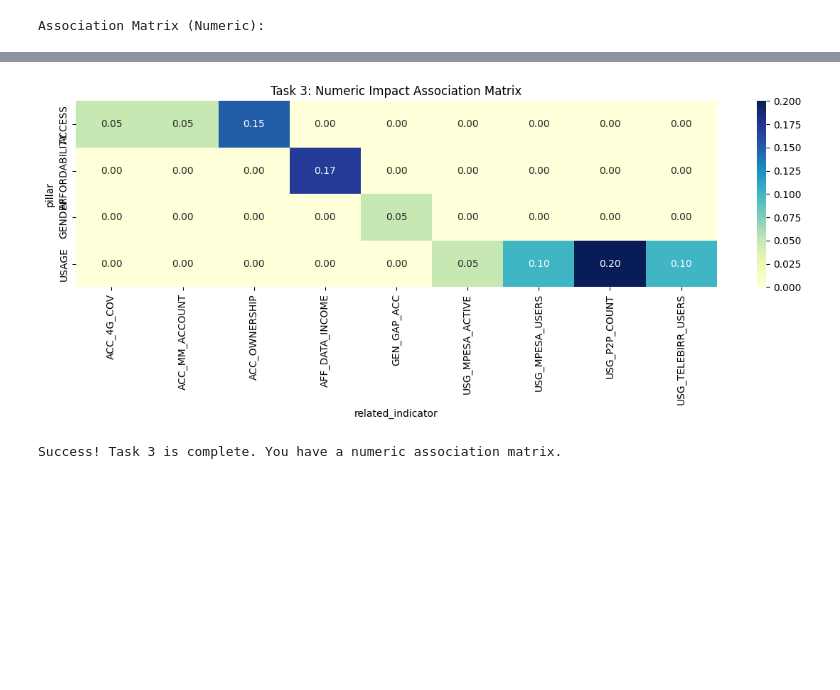
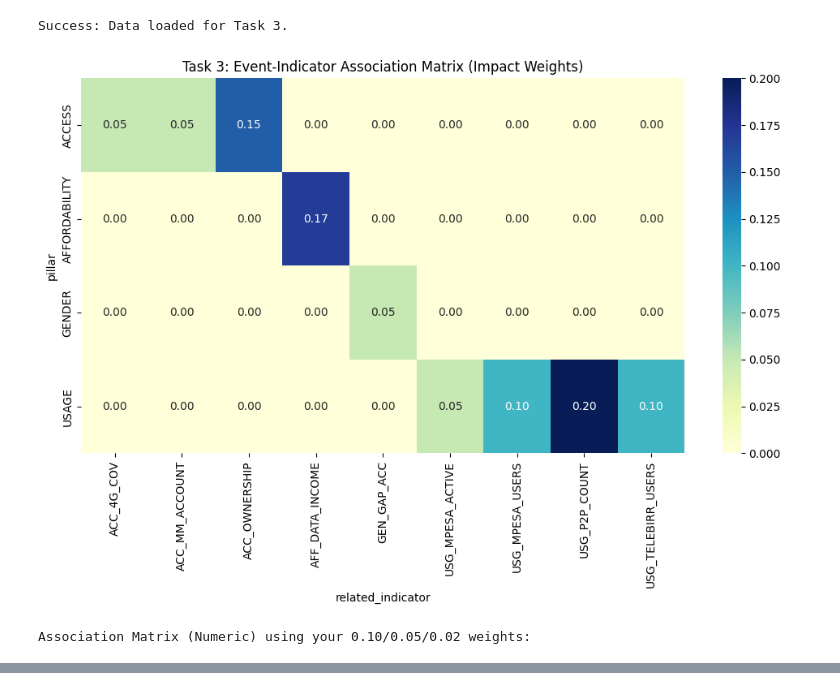
Before and after one commit to Maireg789/EthioFin-Forecast, a Jupyter notebook: notebooks/03_event_impact_modeling.ipynb, the cells around one changed output, grey strips where cells are left out. Saved outputs shown, nothing was run; the diff lists cells and outputs as text; code cells hidden in the pictures; blank space fills up the shorter version.

```diff
--- a/notebooks/03_event_impact_modeling.ipynb
+++ b/notebooks/03_event_impact_modeling.ipynb
@@ -1,49 +1,65 @@
+# %%
+import pandas as pd
+import os
+
+# 1. SETUP PATH
+base_path = os.getcwd()
+if 'notebooks' in base_path:
+    file_path = os.path.join(os.path.dirname(base_path), 'data', 'raw', 'ethiopia_fi_unified_data.xlsx')
+else:
+    file_path = os.path.join(base_path, 'data', 'raw', 'ethiopia_fi_unified_data.xlsx')
+
+# 2. LOAD NECESSARY SHEETS
+try:
+    df_main = pd.read_excel(file_path, sheet_name=0)   # Observations & Events
+    df_links = pd.read_excel(file_path, sheet_name=1)  # Impact Links
+
+    # Process dates
+    df_main['observation_date'] = pd.to_datetime(df_main['observation_date'], errors='coerce')
+    df_obs = df_main[df_main['record_type'] == 'observation'].copy()
+
+    print("Success: Data loaded for Task 3.")
+except Exception as e:
+    print(f"Error loading file: {e}")
+# %% [output]
+Success: Data loaded for Task 3.
 # %%
 import pandas as pd
 import seaborn as sns
 import matplotlib.pyplot as plt
 
-# 1. Map text to numbers (Standard project assumptions)
+# 1. Standard mapping based on your previous logic
 impact_map = {
-    'high': 0.10,    # High impact = 10% growth
-    'medium': 0.05,  # Medium impact = 5% growth
-    'low': 0.02      # Low impact = 2% growth
+    'high': 0.10,    # 10% growth
+    'medium': 0.05,  # 5% growth
+    'low': 0.02      # 2% growth
 }
 
-# 2. Apply the mapping
-# We convert the column to lowercase first to be safe, then map it
-impact_df['impact_magnitude_numeric'] = impact_df['impact_magnitude'].str.lower().map(impact_map)
+# 2. Clean and Map (using df_links from the Excel sheet)
+df_links['impact_magnitude_numeric'] = df_links['impact_magnitude'].str.lower().str.strip().map(impact_map).fillna(0)
 
-# 3. Re-create the Association Matrix
-association_matrix = impact_df.pivot_table(
+# 3. Create the Matrix (Pillar vs Indicator as requested)
+association_matrix = df_links.pivot_table(
     index='pillar',
     columns='related_indicator',
     values='impact_magnitude_numeric',
-    aggfunc='sum' # Summing multiple events together
+    aggfunc='sum'
 ).fillna(0)
 
-print("Association Matrix (Numeric):")
+# 4. Visualize
+plt.figure(figsize=(12, 6))
+sns.heatmap(association_matrix, annot=True, cmap="YlGnBu", fmt='.2f')
+plt.title("Task 3: Event-Indicator Association Matrix (Impact Weights)")
+plt.show()
+
+print("Association Matrix (Numeric) using your 0.10/0.05/0.02 weights:")
 display(association_matrix)
 # %% [output]
+[figure, added]
-Association Matrix (Numeric):
+Association Matrix (Numeric) using your 0.10/0.05/0.02 weights:
 | related_indicator | ACC_4G_COV | ACC_MM_ACCOUNT | ACC_OWNERSHIP | AFF_DATA_INCOME | GEN_GAP_ACC | USG_MPESA_ACTIVE | ... |
 | pillar |  |  |  |  |  |  | ... |
 | ACCESS | 0.05 | 0.05 | 0.15 | 0.00 | 0.00 | 0.00 | ... |
 | AFFORDABILITY | 0.00 | 0.00 | 0.00 | 0.17 | 0.00 | 0.00 | ... |
 | GENDER | 0.00 | 0.00 | 0.00 | 0.00 | 0.05 | 0.00 | ... |
 | USAGE | 0.00 | 0.00 | 0.00 | 0.00 | 0.00 | 0.05 | ... |
-# %%
-# 4. Generate the final heatmap
-plt.figure(figsize=(12, 5))
-sns.heatmap(association_matrix, annot=True, cmap='YlGnBu', fmt='.2f')
-plt.title('Task 3: Numeric Impact Association Matrix')
-plt.tight_layout()
-
-# Save the figure for your final submission
-plt.savefig('../reports/figures/task3_impact_heatmap.png')
-plt.show()
-
-print("Success! Task 3 is complete. You have a numeric association matrix.")
-# %% [output]
-[figure, removed]
-Success! Task 3 is complete. You have a numeric association matrix.
```
Also changed, not shown: parts of 2 cells of this notebook, 4 other files.
